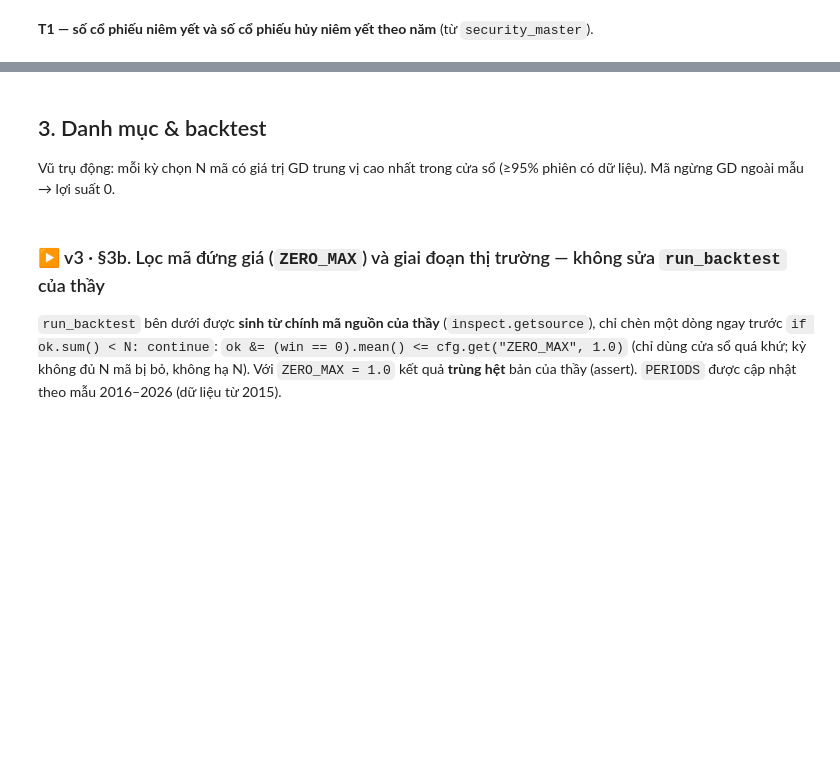
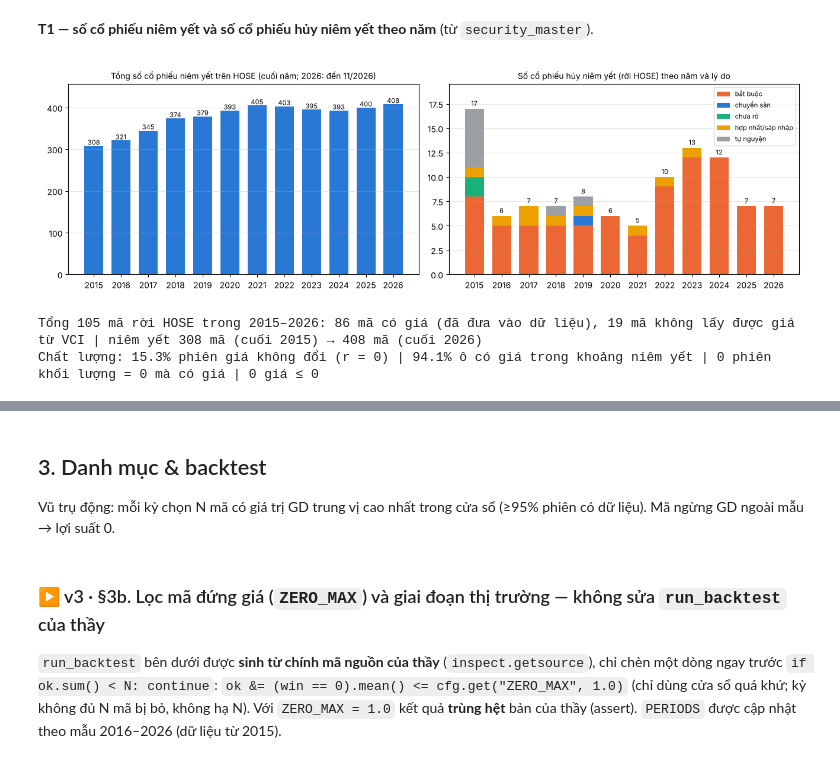
Before and after one commit to chinguyenkhac/data_HOSE, a Jupyter notebook: notebooks/EW_RIE_HOSE_v3_gon.ipynb, the cells around one changed output, grey strips where cells are left out. Drawn from its saved outputs; the diff is of its cells as text; code cells hidden in the pictures; blank space fills up the shorter version.

```diff
--- a/notebooks/EW_RIE_HOSE_v3_gon.ipynb
+++ b/notebooks/EW_RIE_HOSE_v3_gon.ipynb
@@ -578,23 +655,28 @@ P.notna().groupby(P.index.year).any().sum(axis=1).plot.bar(figsize=(9, 2.5), tit
 # %%
 RN = {"bat_buoc": "bắt buộc", "hop_nhat": "hợp nhất/sáp nhập", "tu_nguyen": "tự nguyện", "chuyen_san": "chuyển sàn", "chua_ro": "chưa rõ"}
 yrs = list(range(P.index[0].year, P.index[-1].year + 1)); ends = {y: min(pd.Timestamp(f"{y}-12-31"), P.index[-1]) for y in yrs}
 tot = pd.Series({y: sum(1 for r in MASTER.itertuples() if r.listing_date <= ends[y] and (pd.isna(r.delisting_date) or r.delisting_date >= ends[y])) for y in yrs})
 dl = MASTER.dropna(subset=["delisting_date"]); dl = dl[dl.delisting_date >= P.index[0]]
 DY = dl.assign(year=dl.delisting_date.dt.year, reason=dl.reason.map(RN).fillna("chưa rõ")).pivot_table(index="year", columns="reason", values="ticker", aggfunc="count", fill_value=0).reindex(yrs, fill_value=0)
 fig, ax = plt.subplots(1, 2, figsize=(13, 4))
 ax[0].bar(tot.index, tot.values, color="#2a78d6", width=.7)
 for x_, v in tot.items(): ax[0].text(x_, v + 3, str(v), ha="center", fontsize=8)
+ax[0].set_xticks(list(tot.index)); ax[1].set_xticks(yrs)
 ax[0].set_title("Tổng số cổ phiếu niêm yết trên HOSE (cuối năm; 2026: đến 11/2026)", fontsize=10); ax[0].set_ylim(0, tot.max() * 1.12); ax[0].grid(axis="y", alpha=.3)
 bot = np.zeros(len(DY))
 for col, c in zip(DY.columns, ["#eb6834", "#2a78d6", "#1baf7a", "#eda100", "#9aa0a6"]):
     ax[1].bar(DY.index, DY[col], bottom=bot, color=c, width=.7, label=col); bot += DY[col].values
 for x_, v in zip(DY.index, bot): ax[1].text(x_, v + .3, str(int(v)), ha="center", fontsize=8)
 ax[1].set_title("Số cổ phiếu hủy niêm yết (rời HOSE) theo năm và lý do", fontsize=10); ax[1].legend(fontsize=8); ax[1].grid(axis="y", alpha=.3); ax[1].set_ylim(0, bot.max() * 1.15)
 plt.tight_layout(); plt.show()
 hp = dl.ticker.isin(P.columns)
 print(f"Tổng {len(dl)} mã rời HOSE trong {yrs[0]}–{yrs[-1]}: {int(hp.sum())} mã có giá (đã đưa vào dữ liệu), {int((~hp).sum())} mã không lấy được giá từ VCI | "
       f"niêm yết {tot.iloc[0]} mã (cuối {yrs[0]}) → {tot.iloc[-1]} mã (cuối {yrs[-1]})")
 R_q = np.log(P).diff(); nq = int(R_q.notna().sum().sum())
 print(f"Chất lượng: {100 * (R_q == 0).sum().sum() / nq:.1f}% phiên giá không đổi (r = 0) | {100 * (P.notna() & INWIN.reindex(P.index)).sum().sum() / INWIN.reindex(P.index).sum().sum():.1f}% ô có giá trong khoảng niêm yết | "
       f"{int(((Q == 0) & P.notna()).sum().sum())} phiên khối lượng = 0 mà có giá | {int((P <= 0).sum().sum())} giá ≤ 0")
+# %% [output]
+[figure, added]
+Tổng 105 mã rời HOSE trong 2015–2026: 86 mã có giá (đã đưa vào dữ liệu), 19 mã không lấy được giá từ VCI | niêm yết 308 mã (cuối 2015) → 408 mã (cuối 2026)
+Chất lượng: 15.3% phiên giá không đổi (r = 0) | 94.1% ô có giá trong khoảng niêm yết | 0 phiên khối lượng = 0 mà có giá | 0 giá ≤ 0
 # %% [markdown]
```
Also changed, not shown: parts of 43 cells of this notebook, 5 other files.
